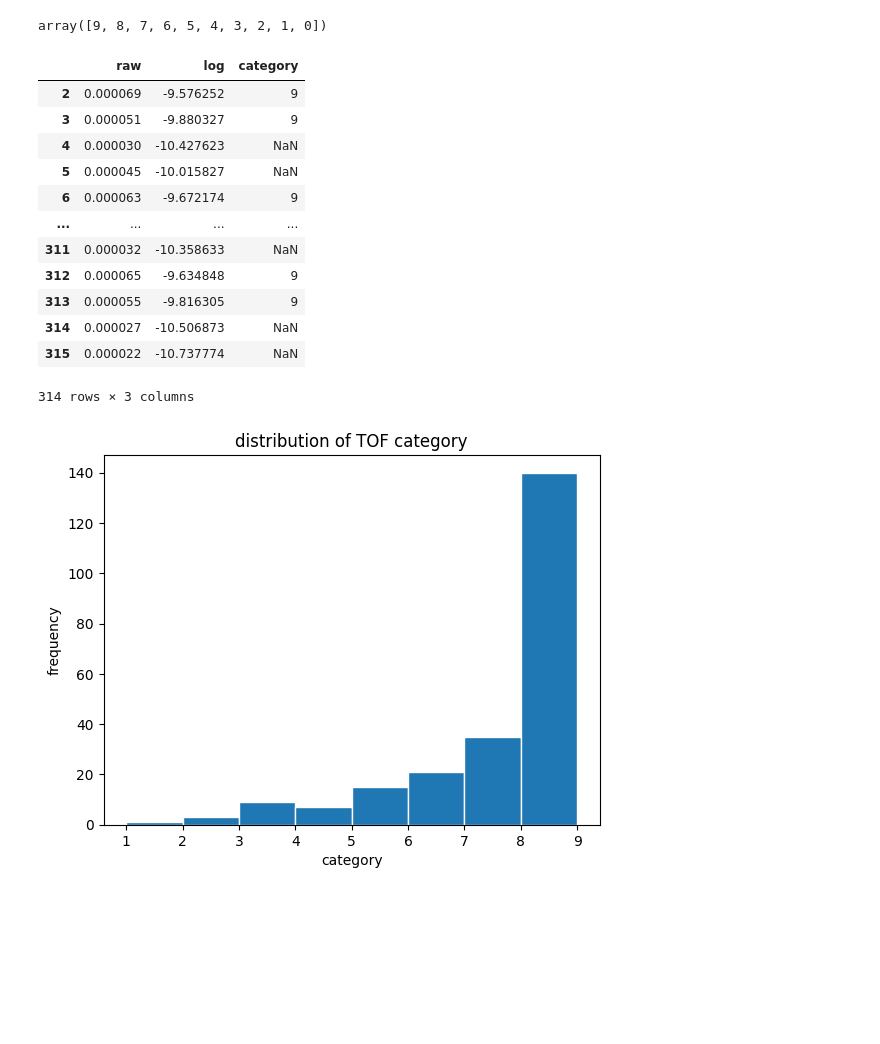
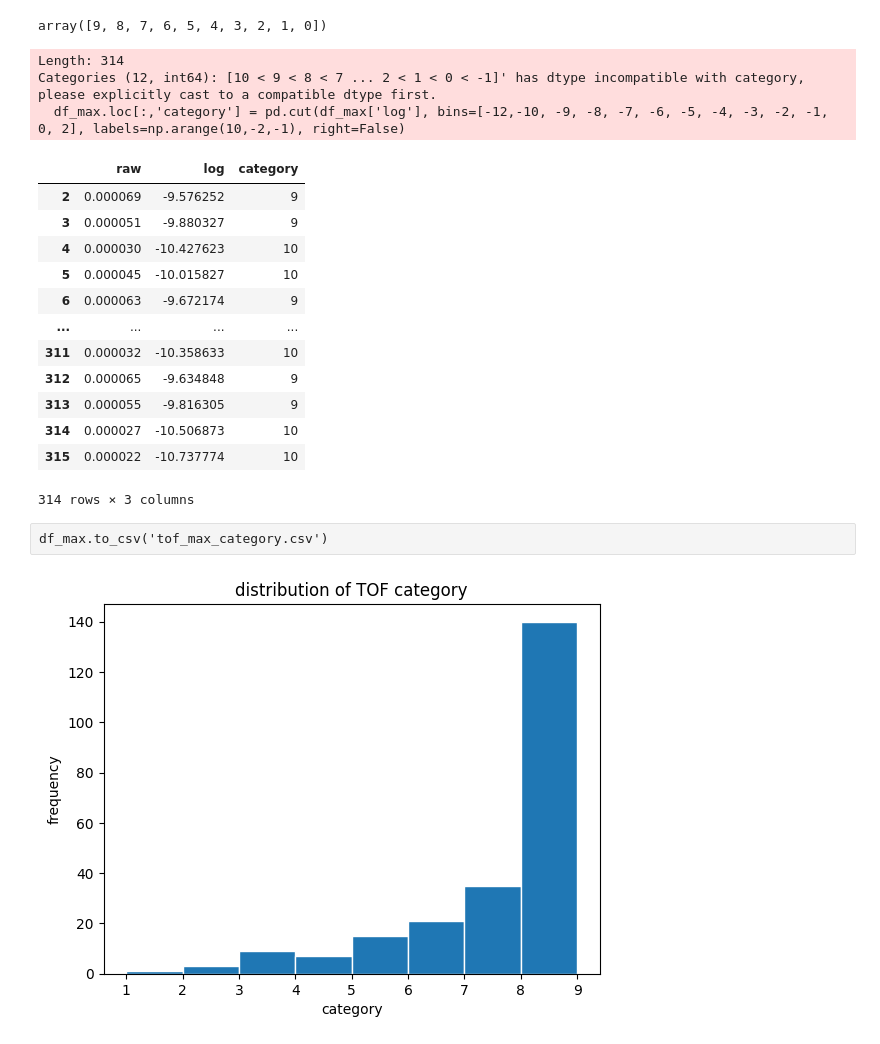
Before and after one commit to 24shiny/TOF_data, a Jupyter notebook: p1_first_look_step2.ipynb, the cells around one changed output. Drawn from its saved outputs; the diff is of its cells as text; code cells hidden in the pictures; blank space fills up the shorter version.

```diff
--- a/p1_first_look_step2.ipynb
+++ b/p1_first_look_step2.ipynb
@@ -214,19 +194,22 @@ np.arange(9,-1,-1)
 array([9, 8, 7, 6, 5, 4, 3, 2, 1, 0])
 # %%
 # add category labels
-df_max.loc[:,'category'] = pd.cut(df_max['log'], bins=[-10, -9, -8, -7, -6, -5, -4, -3, -2, -1, 0, 2], labels=np.arange(9,-2,-1), right=False)
+df_max.loc[:,'category'] = pd.cut(df_max['log'], bins=[-12,-10, -9, -8, -7, -6, -5, -4, -3, -2, -1, 0, 2], labels=np.arange(10,-2,-1), right=False)
 df_max
 # %% [output]
+Length: 314
+Categories (12, int64): [10 < 9 < 8 < 7 ... 2 < 1 < 0 < -1]' has dtype incompatible with category, please explicitly cast to a compatible dtype first.
+  df_max.loc[:,'category'] = pd.cut(df_max['log'], bins=[-12,-10, -9, -8, -7, -6, -5, -4, -3, -2, -1, 0, 2], labels=np.arange(10,-2,-1), right=False)
 |  | raw | log | category |
 | 2 | 0.000069 | -9.576252 | 9 |
 | 3 | 0.000051 | -9.880327 | 9 |
-| 4 | 0.000030 | -10.427623 | NaN |
-| 5 | 0.000045 | -10.015827 | NaN |
+| 4 | 0.000030 | -10.427623 | 10 |
+| 5 | 0.000045 | -10.015827 | 10 |
 | 6 | 0.000063 | -9.672174 | 9 |
 | ... | ... | ... | ... |
-| 311 | 0.000032 | -10.358633 | NaN |
+| 311 | 0.000032 | -10.358633 | 10 |
 | 312 | 0.000065 | -9.634848 | 9 |
 | 313 | 0.000055 | -9.816305 | 9 |
-| 314 | 0.000027 | -10.506873 | NaN |
-| 315 | 0.000022 | -10.737774 | NaN |
+| 314 | 0.000027 | -10.506873 | 10 |
+| 315 | 0.000022 | -10.737774 | 10 |
-314 rows × 3 columns
+314 rows × 3 columns
@@ -235,3 +216,5 @@ df_max.to_csv('tof_max_category.csv')
+# %% [raw]
+df_max.to_csv('tof_max_category.csv')
 # %%
 plt.hist(df_max['category'], edgecolor='w', bins=range(1,10))
 # plt.xticks(np.arange(-10,1,1))
```
Also changed, not shown: parts of 8 cells of this notebook, 16 other files.
